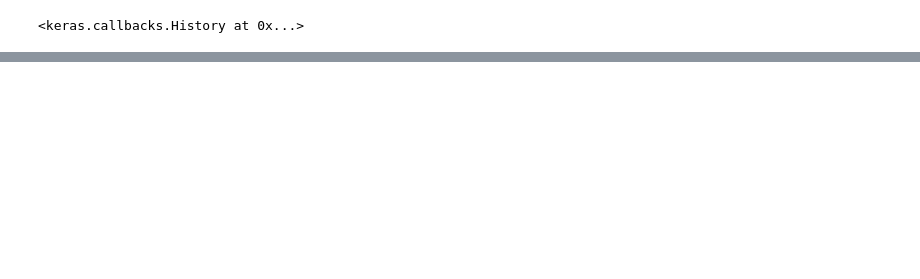
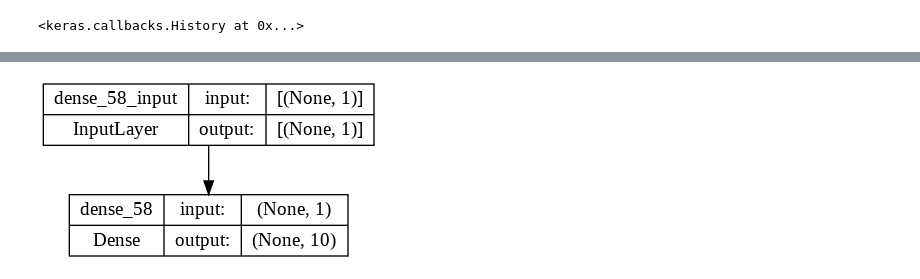
Before and after one commit to pkro/tensorflow_cert_training, a Jupyter notebook: colab_notebooks/01_neural_network_regression_with_tensorflow.ipynb, the cells around one changed output, grey strips where cells are left out. Saved outputs shown, nothing was run; the diff lists cells and outputs as text; code cells hidden in the pictures; blank space fills up the shorter version.

```diff
--- a/colab_notebooks/01_neural_network_regression_with_tensorflow.ipynb
+++ b/colab_notebooks/01_neural_network_regression_with_tensorflow.ipynb
@@ -201,0 +393,15 @@ array([[29.46142]], dtype=float32)
+# %%
+# Create a model which builds automatically by defining the input_shape
+tf.random.set_seed(42)
+
+model = tf.keras.Sequential([
+    tf.keras.layers.Dense(10, input_shape=[1]) # shape = 1 because we pass just one number
+])
+
+model.compile(
+    loss=tf.keras.losses.mae,
+    optimizer=tf.keras.optimizers.SGD(),
+    metrics=["mae"]
+)
+
+model.summary()
@@ -201,0 +438,2 @@ array([[29.46142]], dtype=float32)
+# %%
+model.fit(tf.expand_dims(X_train, axis=-1), y_train, epochs=100, verbose=0)
@@ -201,0 +456,6 @@ array([[29.46142]], dtype=float32)
+# %%
+# visualize model
+from tensorflow.keras.utils import plot_model
+plot_model(model, show_shapes=True)
+# %% [output]
+[figure, added]
```
Also changed, not shown: parts of 34 cells of this notebook.
